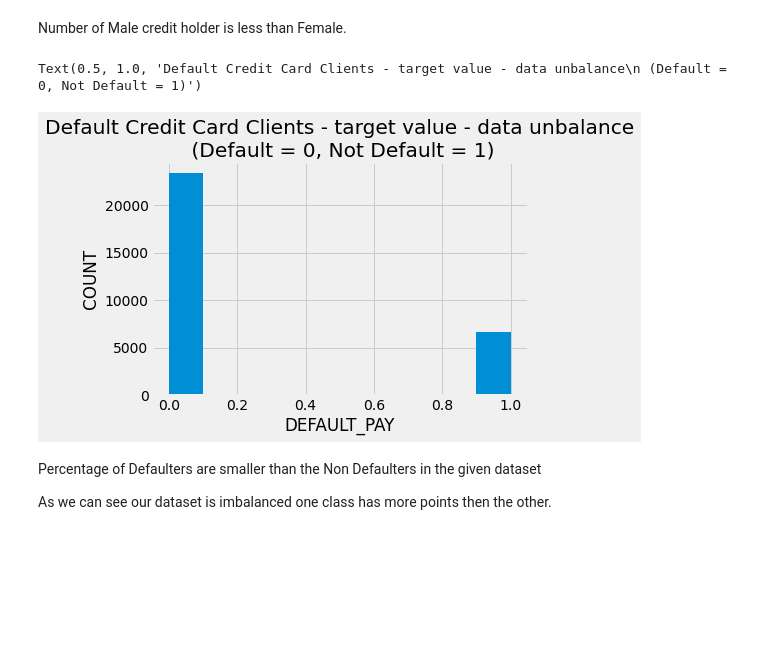
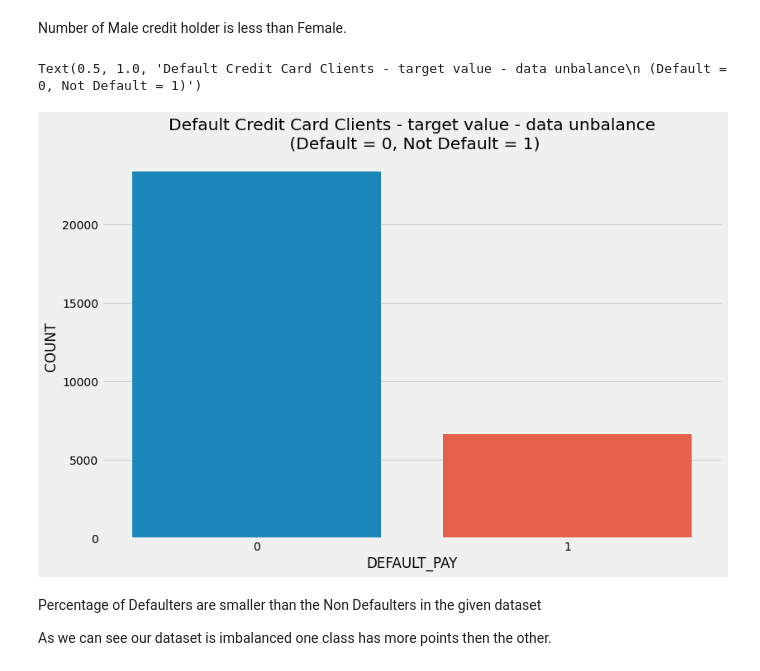
Before and after one commit to shuklasid19/Assignment, a Jupyter notebook: bankbalance.ipynb, the cells around one changed output. Saved outputs shown, nothing was run; the diff lists cells and outputs as text; code cells hidden in the pictures; blank space fills up the shorter version.

```diff
--- a/bankbalance.ipynb
+++ b/bankbalance.ipynb
@@ -389,13 +392,15 @@ Index(['LIMIT_BAL', 'SEX', 'EDUCATION', 'MARRIAGE', 'AGE', 'PAY_1', 'PAY_2',
 Number of Male credit holder is less than Female.
 # %%
 plt.style.use('fivethirtyeight')
-df['def_pay'].hist()
+plt.figure(figsize=(12, 8))
+sns.countplot(df['def_pay'])
+
 plt.xlabel('DEFAULT_PAY')
 plt.ylabel('COUNT')
 plt.title('Default Credit Card Clients - target value - data unbalance\n (Default = 0, Not Default = 1)')
 # %% [output]
 Text(0.5, 1.0, 'Default Credit Card Clients - target value - data unbalance\n (Default = 0, Not Default = 1)')
-[figure, old version]
+[figure, new version]
 # %% [markdown]
 Percentage of Defaulters are smaller than the Non Defaulters in the given dataset
 
```
Also changed, not shown: parts of 149 cells of this notebook.
